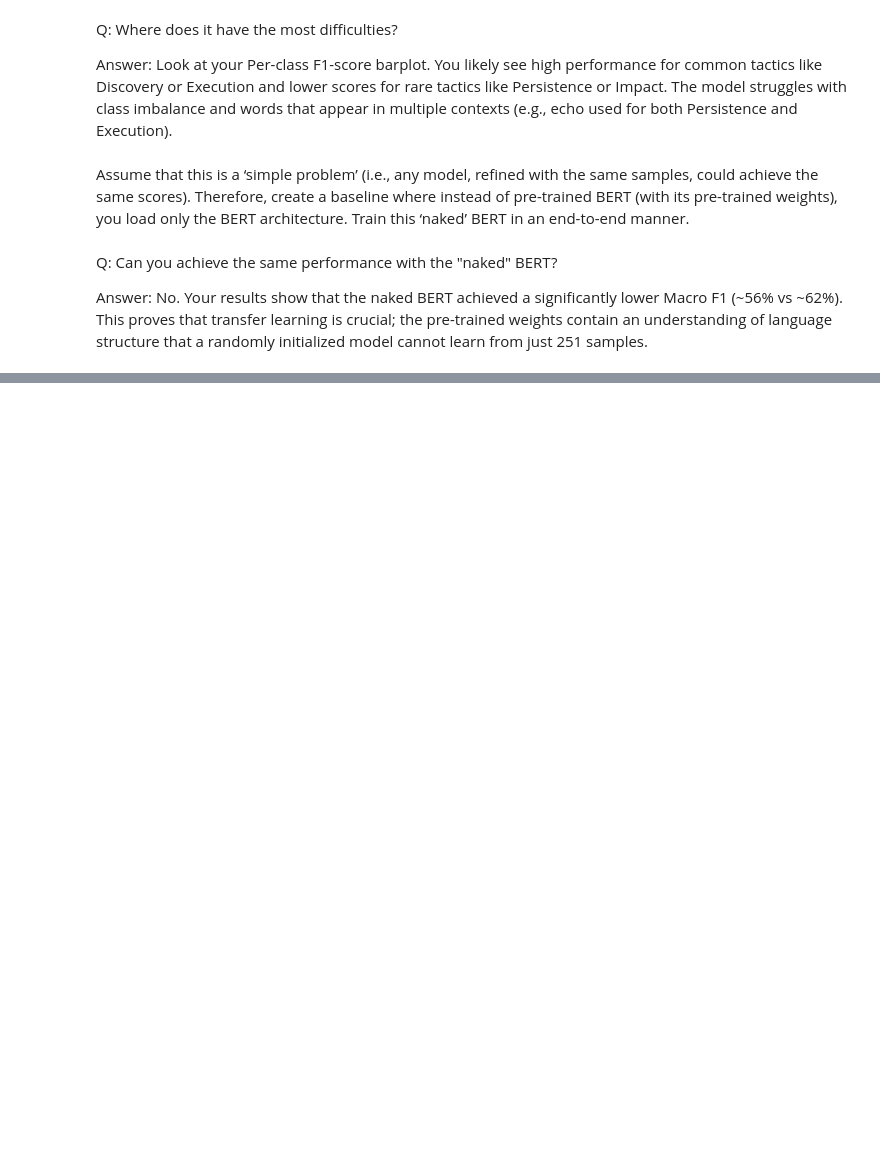
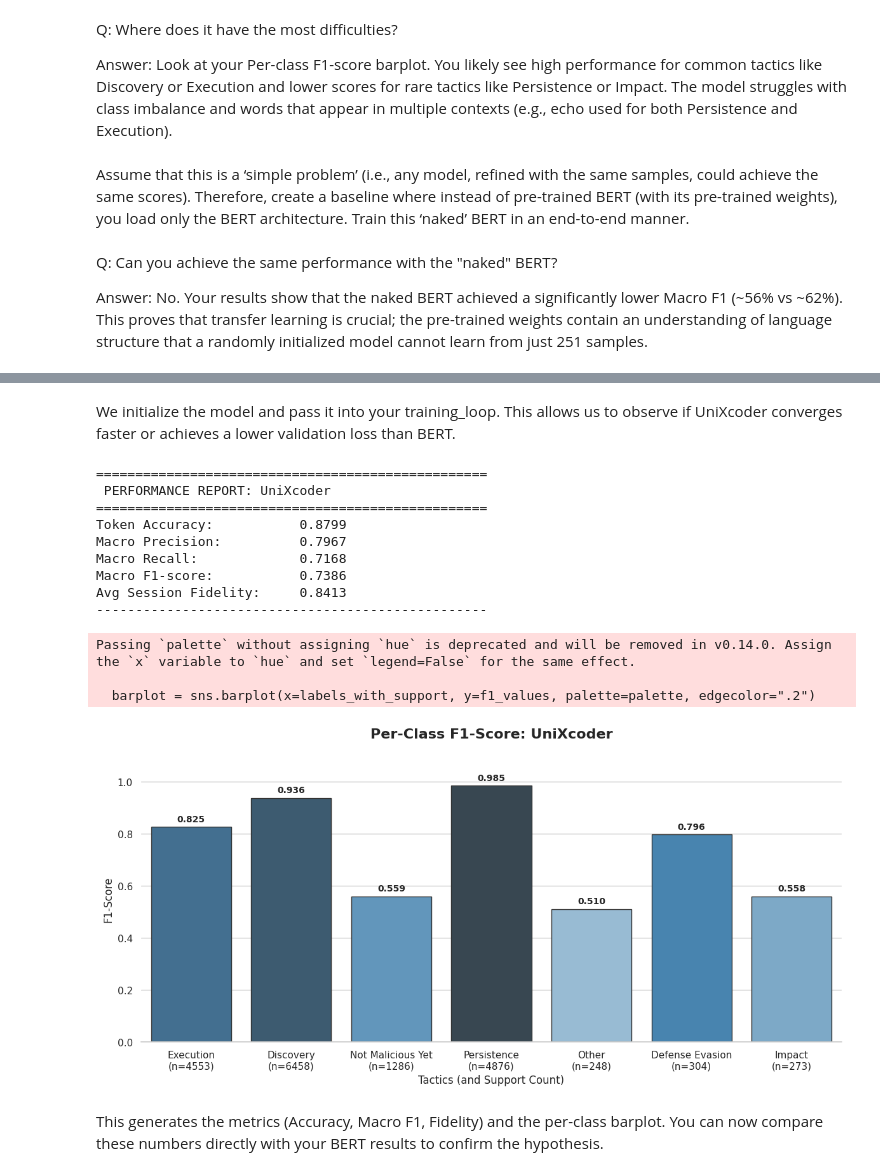
Before and after one commit to RenatoMignone/attack-tactic-recognition-nlp, a Jupyter notebook: lab/notebooks/Task3.ipynb, the cells around one changed output, grey strips where cells are left out. Saved outputs shown, nothing was run; the diff lists cells and outputs as text; code cells hidden in the pictures; blank space fills up the shorter version.

```diff
--- a/lab/notebooks/Task3.ipynb
+++ b/lab/notebooks/Task3.ipynb
@@ -875,0 +998,38 @@ Average session fidelity: 0.6843
+# %% [markdown]
+We initialize the model and pass it into your training_loop. This allows us to observe if UniXcoder converges faster or achieves a lower validation loss than BERT.
+# %%
+# Evaluate UniXcoder on the test set
+model_ux.eval()
+full_predictions_ux, full_labels_ux = [], []
+
+for batch in eval_dataloader:
+    batch = {k: v.to(device) for k, v in batch.items()}
+    with torch.no_grad():
+        outputs = model_ux(**batch)
+
+    predictions = outputs.logits.argmax(dim=-1)
+    labels = batch["labels"]
+
+    # Using your existing postprocess function
+    true_predictions, true_labels = postprocess(predictions, labels)
+    full_predictions_ux += true_predictions
+    full_labels_ux += true_labels
+
+# Generate the professional report and barplot
+print_classification_report(full_labels_ux, full_predictions_ux, model_name="UniXcoder")
+# %% [output]
+==================================================
+ PERFORMANCE REPORT: UniXcoder
+==================================================
+Token Accuracy:           0.8799
+Macro Precision:          0.7967
+Macro Recall:             0.7168
+Macro F1-score:           0.7386
+Avg Session Fidelity:     0.8413
+--------------------------------------------------
+Passing `palette` without assigning `hue` is deprecated and will be removed in v0.14.0. Assign the `x` variable to `hue` and set `legend=False` for the same effect.
+
+  barplot = sns.barplot(x=labels_with_support, y=f1_values, palette=palette, edgecolor=".2")
+[figure, added]
+# %% [markdown]
+This generates the metrics (Accuracy, Macro F1, Fidelity) and the per-class barplot. You can now compare these numbers directly with your BERT results to confirm the hypothesis.
```
Also changed, not shown: parts of 34 cells of this notebook.
